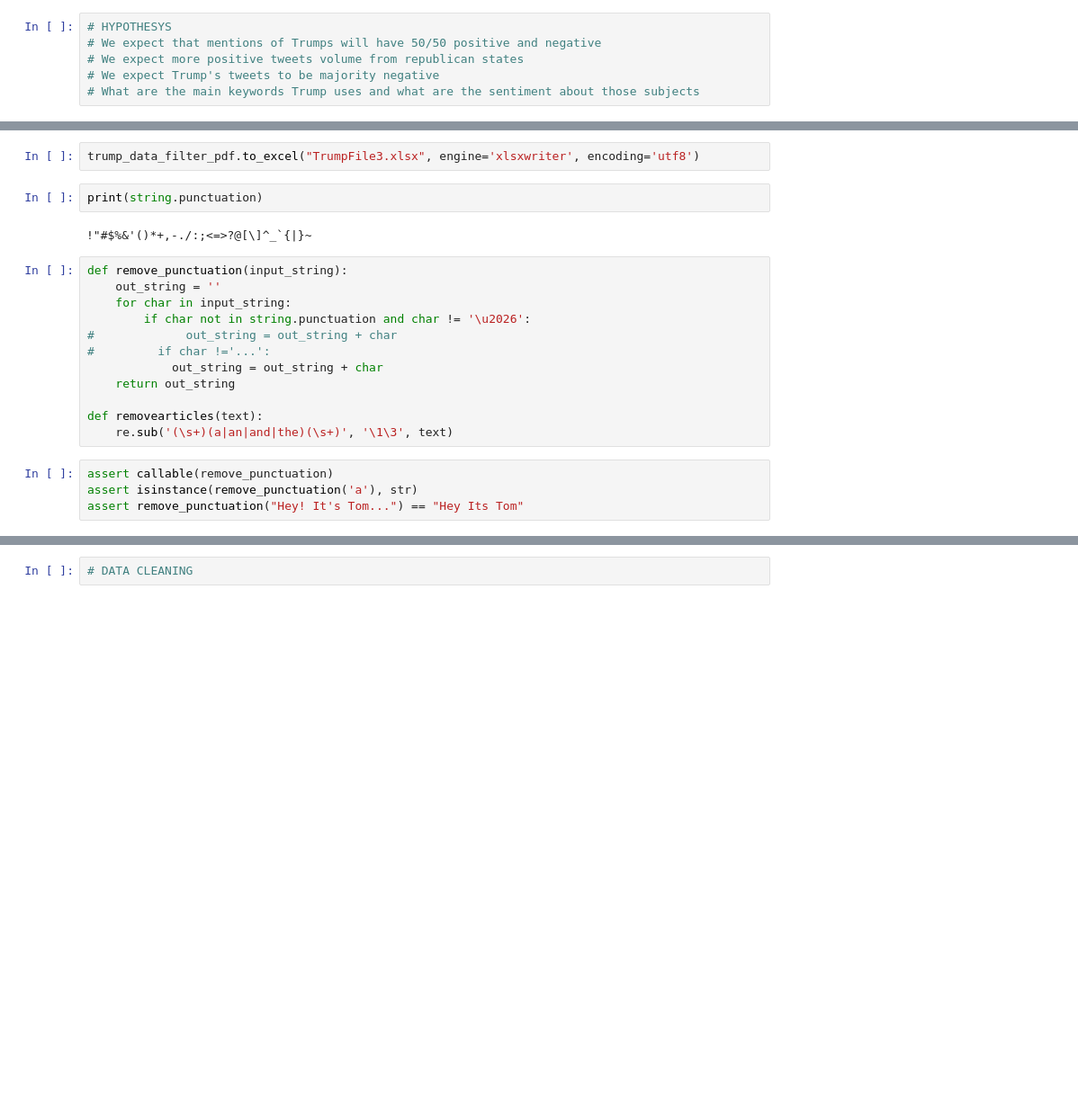
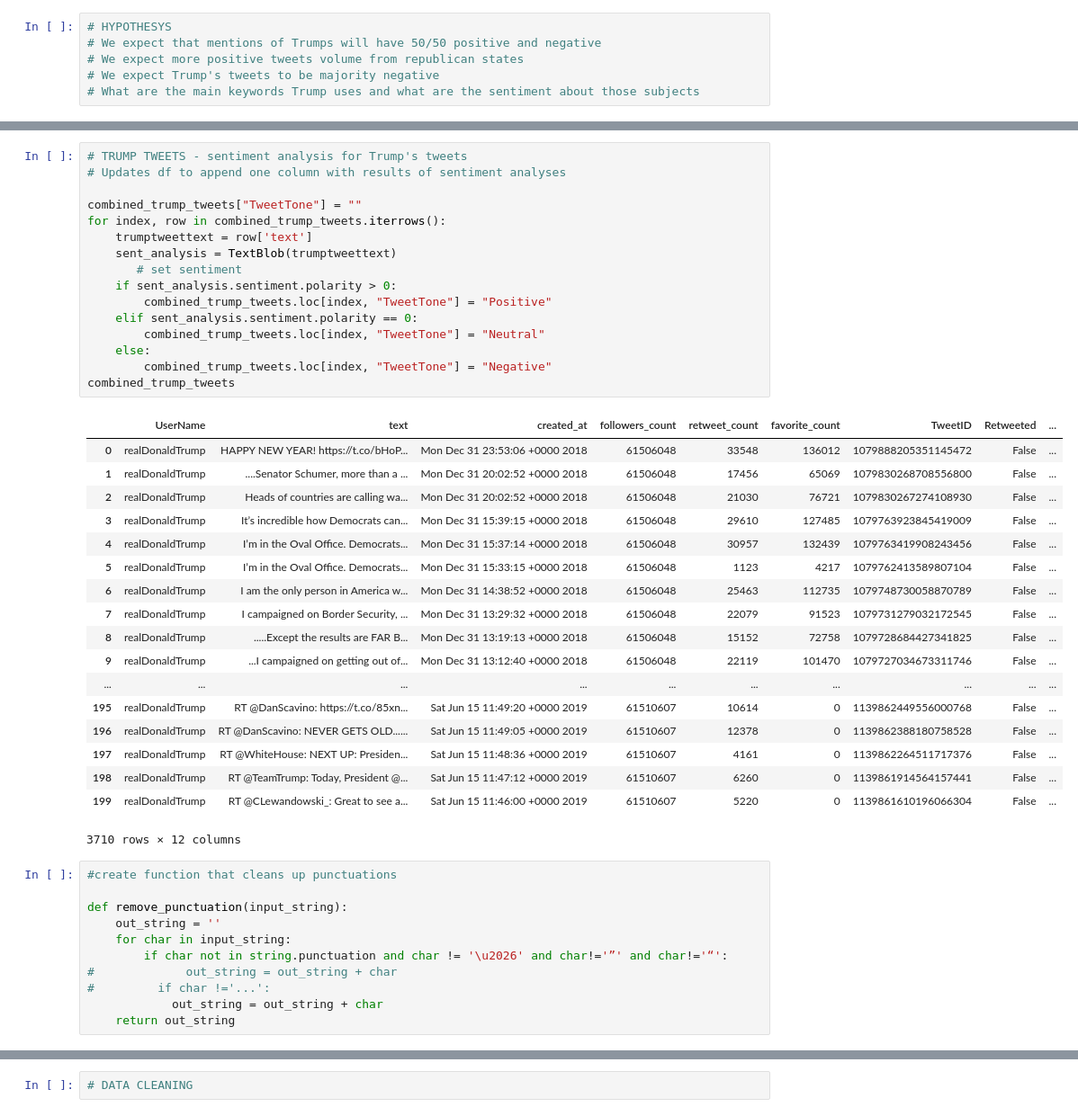
Before and after one commit to prathamantri/TwitterQueens, a Jupyter notebook: Starter_Notebook_New.ipynb, the cells around one changed output, grey strips where cells are left out. Shown at 90% size. Cells and saved outputs as stored; diff of their text form; blank space fills up the shorter version.

```diff
--- a/Starter_Notebook_New.ipynb
+++ b/Starter_Notebook_New.ipynb
@@ -228,23 +309,47 @@ trump_data_filter_pdf
-# %%
-trump_data_filter_pdf.to_excel("TrumpFile3.xlsx", engine='xlsxwriter', encoding='utf8')
-# %%
-print(string.punctuation)
-# %% [output]
-!"#$%&'()*+,-./:;<=>?@[\]^_`{|}~
+# %%
+# TRUMP TWEETS - sentiment analysis for Trump's tweets
+# Updates df to append one column with results of sentiment analyses
+
+combined_trump_tweets["TweetTone"] = ""
+for index, row in combined_trump_tweets.iterrows():
+    trumptweettext = row['text']
+    sent_analysis = TextBlob(trumptweettext)
+       # set sentiment
+    if sent_analysis.sentiment.polarity > 0:
+        combined_trump_tweets.loc[index, "TweetTone"] = "Positive"
+    elif sent_analysis.sentiment.polarity == 0:
+        combined_trump_tweets.loc[index, "TweetTone"] = "Neutral"
+    else:
+        combined_trump_tweets.loc[index, "TweetTone"] = "Negative"
+combined_trump_tweets
+# %% [output]
+|  | UserName | text | created_at | followers_count | retweet_count | favorite_count | TweetID | Retweeted | ... |
+| 0 | realDonaldTrump | HAPPY NEW YEAR! https://t.co/bHoP... | Mon Dec 31 23:53:06 +0000 2018 | 61506048 | 33548 | 136012 | 1079888205351145472 | False | ... |
+| 1 | realDonaldTrump | ....Senator Schumer, more than a ... | Mon Dec 31 20:02:52 +0000 2018 | 61506048 | 17456 | 65069 | 1079830268708556800 | False | ... |
+| 2 | realDonaldTrump | Heads of countries are calling wa... | Mon Dec 31 20:02:52 +0000 2018 | 61506048 | 21030 | 76721 | 1079830267274108930 | False | ... |
+| 3 | realDonaldTrump | It’s incredible how Democrats can... | Mon Dec 31 15:39:15 +0000 2018 | 61506048 | 29610 | 127485 | 1079763923845419009 | False | ... |
+| 4 | realDonaldTrump | I’m in the Oval Office. Democrats... | Mon Dec 31 15:37:14 +0000 2018 | 61506048 | 30957 | 132439 | 1079763419908243456 | False | ... |
+| 5 | realDonaldTrump | I’m in the Oval Office. Democrats... | Mon Dec 31 15:33:15 +0000 2018 | 61506048 | 1123 | 4217 | 1079762413589807104 | False | ... |
+| 6 | realDonaldTrump | I am the only person in America w... | Mon Dec 31 14:38:52 +0000 2018 | 61506048 | 25463 | 112735 | 1079748730058870789 | False | ... |
+| 7 | realDonaldTrump | I campaigned on Border Security, ... | Mon Dec 31 13:29:32 +0000 2018 | 61506048 | 22079 | 91523 | 1079731279032172545 | False | ... |
+| 8 | realDonaldTrump | .....Except the results are FAR B... | Mon Dec 31 13:19:13 +0000 2018 | 61506048 | 15152 | 72758 | 1079728684427341825 | False | ... |
+| 9 | realDonaldTrump | ...I campaigned on getting out of... | Mon Dec 31 13:12:40 +0000 2018 | 61506048 | 22119 | 101470 | 1079727034673311746 | False | ... |
+| ... | ... | ... | ... | ... | ... | ... | ... | ... | ... |
+| 195 | realDonaldTrump | RT @DanScavino: https://t.co/85xn... | Sat Jun 15 11:49:20 +0000 2019 | 61510607 | 10614 | 0 | 1139862449556000768 | False | ... |
+| 196 | realDonaldTrump | RT @DanScavino: NEVER GETS OLD...... | Sat Jun 15 11:49:05 +0000 2019 | 61510607 | 12378 | 0 | 1139862388180758528 | False | ... |
+| 197 | realDonaldTrump | RT @WhiteHouse: NEXT UP: Presiden... | Sat Jun 15 11:48:36 +0000 2019 | 61510607 | 4161 | 0 | 1139862264511717376 | False | ... |
+| 198 | realDonaldTrump | RT @TeamTrump: Today, President @... | Sat Jun 15 11:47:12 +0000 2019 | 61510607 | 6260 | 0 | 1139861914564157441 | False | ... |
+| 199 | realDonaldTrump | RT @CLewandowski_: Great to see a... | Sat Jun 15 11:46:00 +0000 2019 | 61510607 | 5220 | 0 | 1139861610196066304 | False | ... |
+3710 rows × 12 columns
 # %%
+#create function that cleans up punctuations
+
 def remove_punctuation(input_string):
     out_string = ''
     for char in input_string:
-        if char not in string.punctuation and char != '\u2026':
+        if char not in string.punctuation and char != '\u2026' and char!='”' and char!='“':
 #             out_string = out_string + char
 #         if char !='...':
             out_string = out_string + char
     return out_string
-
-def removearticles(text):
-    re.sub('(\s+)(a|an|and|the)(\s+)', '\1\3', text)
-# %%
-assert callable(remove_punctuation)
-assert isinstance(remove_punctuation('a'), str)
-assert remove_punctuation("Hey! It's Tom...") == "Hey Its Tom"
 # %%
```
Also changed, not shown: parts of 19 cells of this notebook.
